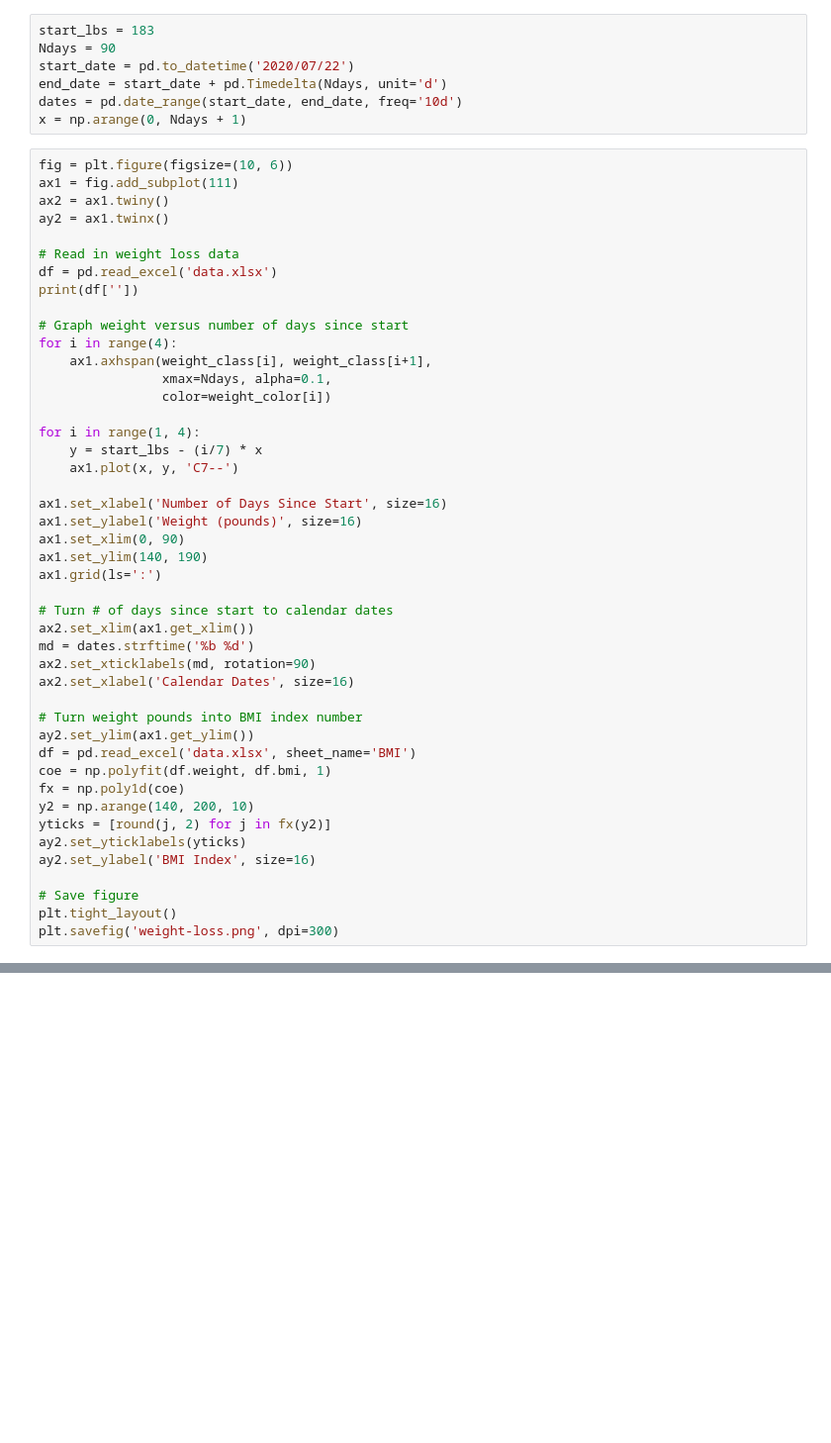
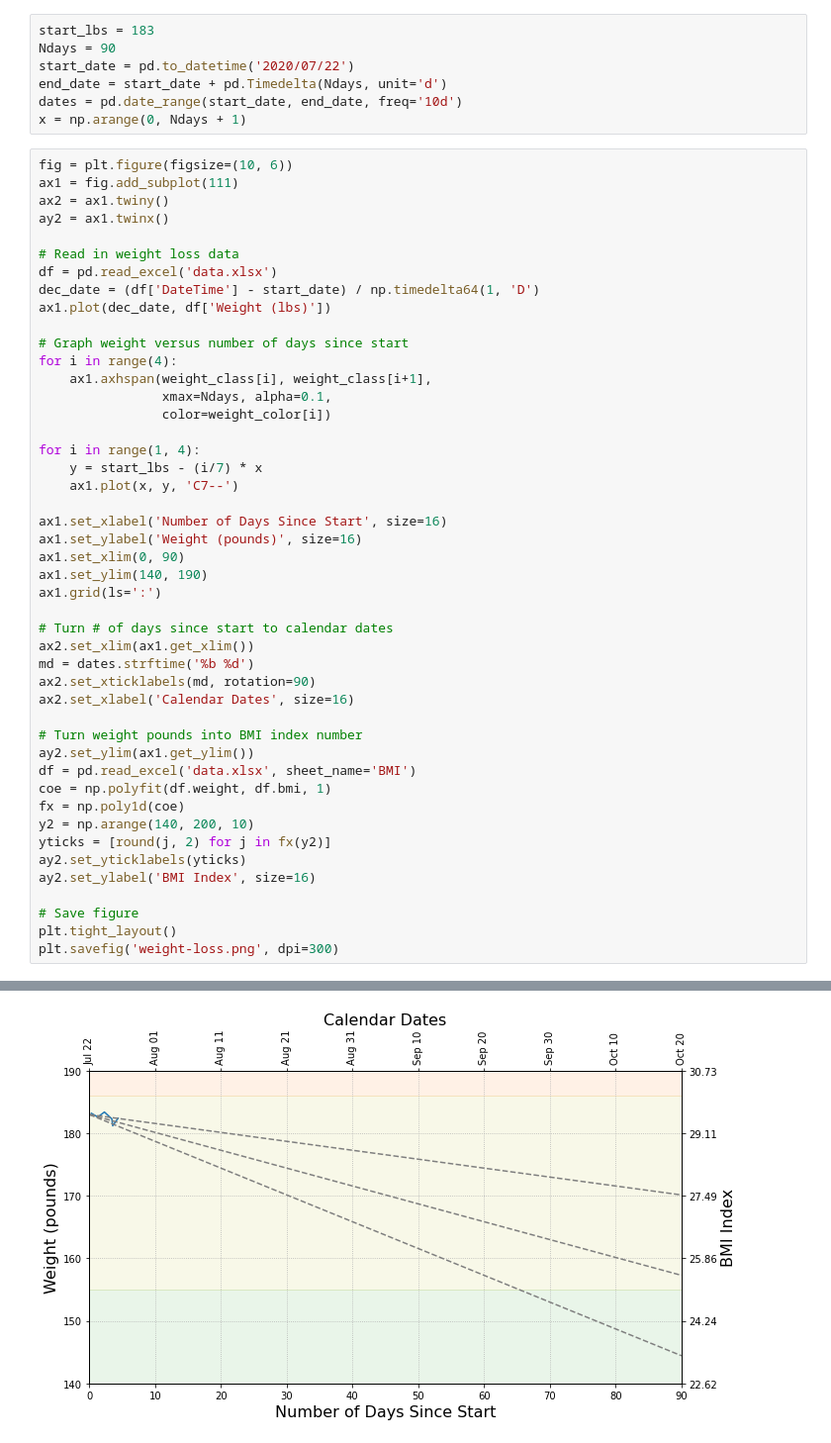
Before and after one commit to davidjaimes/running, a Jupyter notebook: create-plot.ipynb, the cells around one changed output, grey strips where cells are left out. Shown: that part at 99% size. Drawn from its saved outputs; the diff is of its cells as text; blank space fills up the shorter version.

Commit message:
figure out fractions of a day and plot

```diff
--- a/create-plot.ipynb
+++ b/create-plot.ipynb
@@ -20,7 +20,8 @@ ay2 = ax1.twinx()
 
 # Read in weight loss data
 df = pd.read_excel('data.xlsx')
-print(df[''])
+dec_date = (df['DateTime'] - start_date) / np.timedelta64(1, 'D')
+ax1.plot(dec_date, df['Weight (lbs)'])
 
 # Graph weight versus number of days since start
 for i in range(4):
@@ -62,0 +62 @@ ValueError: view limit minimum 0.0 is less than 1 and is an invalid Matplotlib d
+[figure, added]
```
Also changed, not shown: parts of 1 cell of this notebook, 1 other file.
